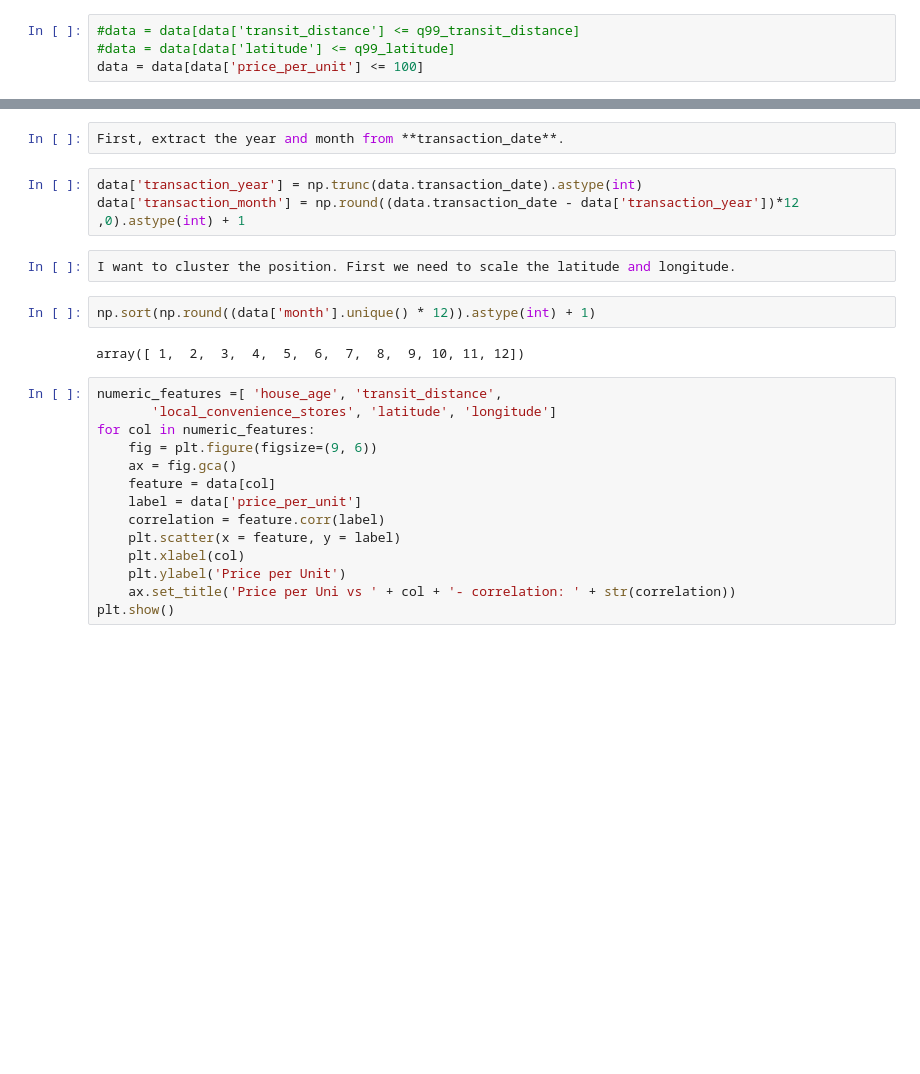
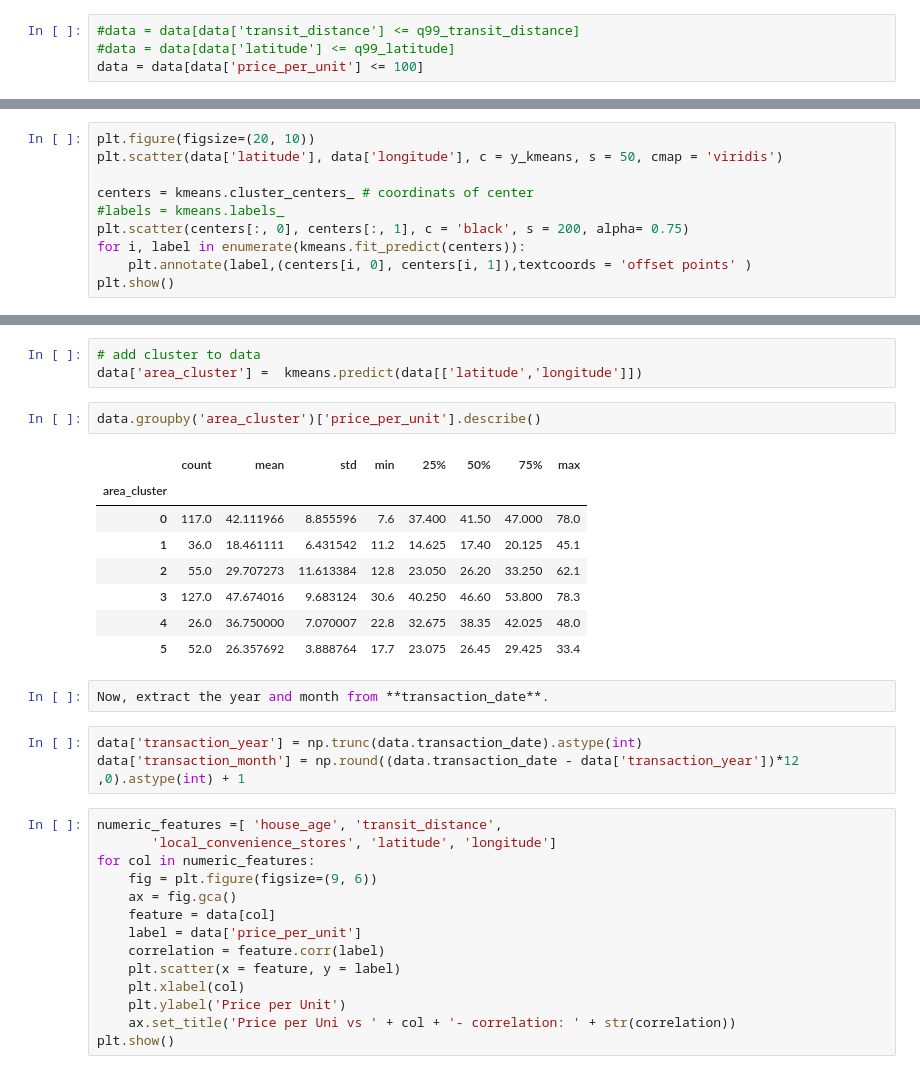
Before and after one commit to jschevers/ml-basics, a Jupyter notebook: challenges/02 - Real Estate Regression Challenge.ipynb, the cells around one changed output, grey strips where cells are left out. Drawn from its saved outputs; the diff is of its cells as text; blank space fills up the shorter version.

```diff
--- a/challenges/02 - Real Estate Regression Challenge.ipynb
+++ b/challenges/02 - Real Estate Regression Challenge.ipynb
@@ -190,0 +186,10 @@ plt.scatter(centers[:, 0], centers[:, 1], c='black', s=200, alpha=0.5);
+# %%
+plt.figure(figsize=(20, 10))
+plt.scatter(data['latitude'], data['longitude'], c = y_kmeans, s = 50, cmap = 'viridis')
+
+centers = kmeans.cluster_centers_ # coordinats of center
+#labels = kmeans.labels_
+plt.scatter(centers[:, 0], centers[:, 1], c = 'black', s = 200, alpha= 0.75)
+for i, label in enumerate(kmeans.fit_predict(centers)):
+    plt.annotate(label,(centers[i, 0], centers[i, 1]),textcoords = 'offset points' )
+plt.show()
@@ -191,14 +213,22 @@ plt.scatter(centers[:, 0], centers[:, 1], c='black', s=200, alpha=0.5);
+# %%
+# add cluster to data
+data['area_cluster'] =  kmeans.predict(data[['latitude','longitude']])
+# %%
+data.groupby('area_cluster')['price_per_unit'].describe()
+# %% [output]
+|  | count | mean | std | min | 25% | 50% | 75% | max |
+| area_cluster |  |  |  |  |  |  |  |  |
+| 0 | 117.0 | 42.111966 | 8.855596 | 7.6 | 37.400 | 41.50 | 47.000 | 78.0 |
+| 1 | 36.0 | 18.461111 | 6.431542 | 11.2 | 14.625 | 17.40 | 20.125 | 45.1 |
+| 2 | 55.0 | 29.707273 | 11.613384 | 12.8 | 23.050 | 26.20 | 33.250 | 62.1 |
+| 3 | 127.0 | 47.674016 | 9.683124 | 30.6 | 40.250 | 46.60 | 53.800 | 78.3 |
+| 4 | 26.0 | 36.750000 | 7.070007 | 22.8 | 32.675 | 38.35 | 42.025 | 48.0 |
+| 5 | 52.0 | 26.357692 | 3.888764 | 17.7 | 23.075 | 26.45 | 29.425 | 33.4 |
 # %%
-First, extract the year and month from **transaction_date**.
+Now, extract the year and month from **transaction_date**.
 # %%
 data['transaction_year'] = np.trunc(data.transaction_date).astype(int)
 data['transaction_month'] = np.round((data.transaction_date - data['transaction_year'])*12 ,0).astype(int) + 1
-# %%
-I want to cluster the position. First we need to scale the latitude and longitude.
-# %%
-np.sort(np.round((data['month'].unique() * 12)).astype(int) + 1)
-# %% [output]
-array([ 1,  2,  3,  4,  5,  6,  7,  8,  9, 10, 11, 12])
 # %%
 numeric_features =[ 'house_age', 'transit_distance',
        'local_convenience_stores', 'latitude', 'longitude']
```
Also changed, not shown: parts of 13 cells of this notebook.
